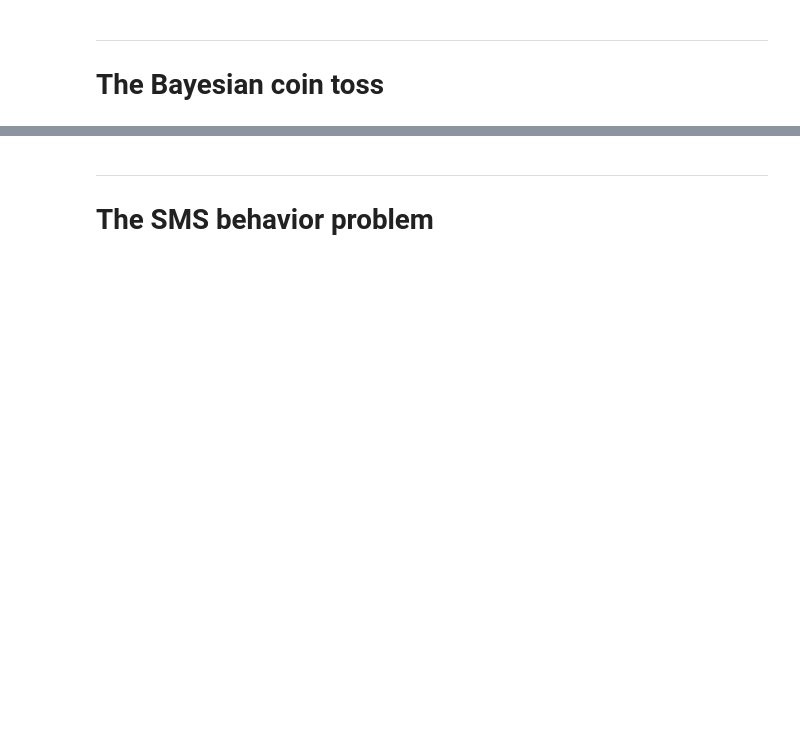
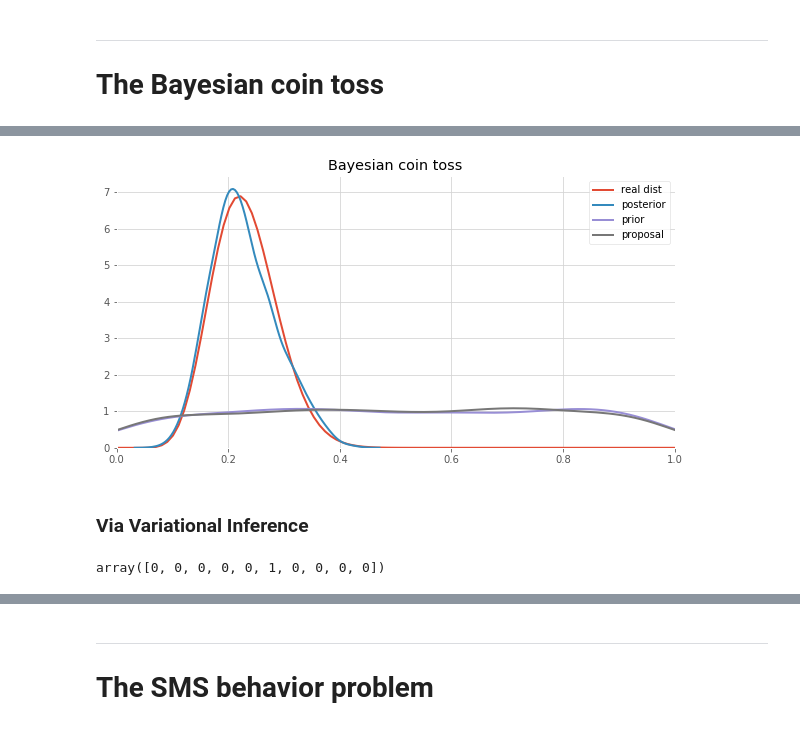
Before and after one commit to TheoLvs/probabilistic-programming, a Jupyter notebook: 1. Experiments/0. Baseyian methods for hackers - notes.ipynb, the cells around one changed output, grey strips where cells are left out. Drawn from its saved outputs; the diff is of its cells as text; code cells hidden in the pictures; blank space fills up the shorter version.

```diff
--- a/1. Bayesian methods for hackers/Baseyian methods for hackers - chapter 1.ipynb
+++ b/1. Experiments/0. Baseyian methods for hackers - notes.ipynb
@@ -104,0 +110,8 @@ import pyro.distributions as dist
+# %%
+p_heads = 0.2
+size = 50
+
+x_data = stats.bernoulli.rvs(p_heads,size =  size)
+n_heads,n_tails = (x_data == 1).sum(),(x_data == 0).sum()
+print(n_heads,n_tails)
+x_data
@@ -104,0 +123,9 @@ import pyro.distributions as dist
+# %%
+# MODEL
+p = Beta(1.0, 1.0)
+x = Bernoulli(probs=p, sample_shape=size)
+
+# INFERENCE
+qp = Empirical(params=tf.Variable(tf.zeros([10000]) + 0.5))
+
+proposal_p = Beta(np.float32(1),np.float32(1))
@@ -104,0 +138,20 @@ import pyro.distributions as dist
+# %%
+plt.figure(figsize = (10,5))
+real_dist = stats.beta.pdf(np.linspace(0,1,100),1+n_heads,1+n_tails)
+plt.plot(np.linspace(0,1,100),real_dist,label = "real dist")
+sns.distplot(qp.sample(1000).eval(),label = "posterior",hist = False)
+sns.distplot(p.sample(1000).eval(),label = "prior",hist = False)
+sns.distplot(proposal_p.sample(1000).eval(),label = "proposal",hist = False)
+plt.legend()
+plt.title("Bayesian coin toss")
+plt.xlim(0,1)
+plt.show()
+# %% [output]
+[figure, added]
+# %% [markdown]
+### Via Variational Inference
+# %%
+x_data = stats.bernoulli.rvs(0.2,size =  10)
+x_data
+# %% [output]
+array([0, 0, 0, 0, 0, 1, 0, 0, 0, 0])
```
Also changed, not shown: parts of 22 cells of this notebook.
